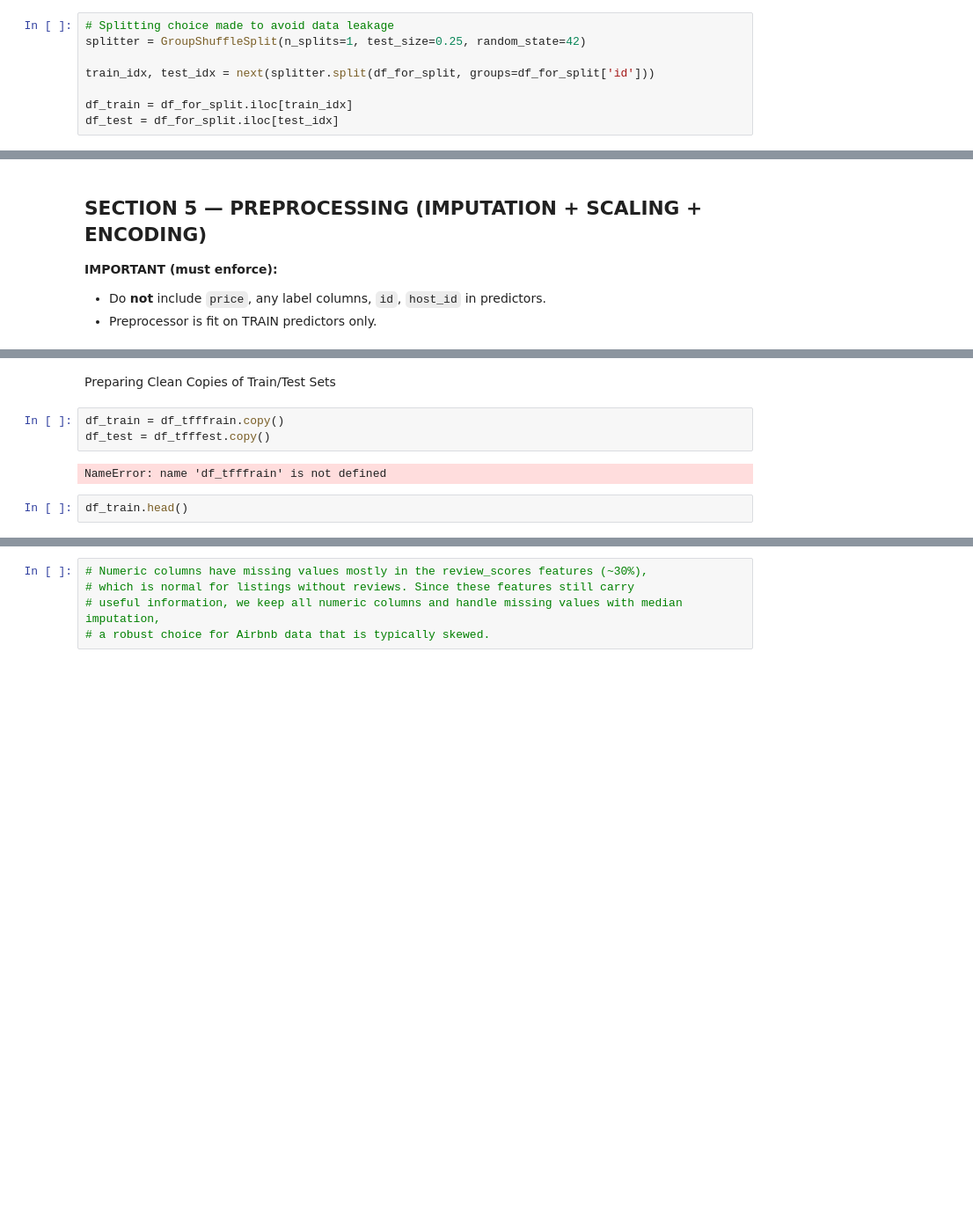
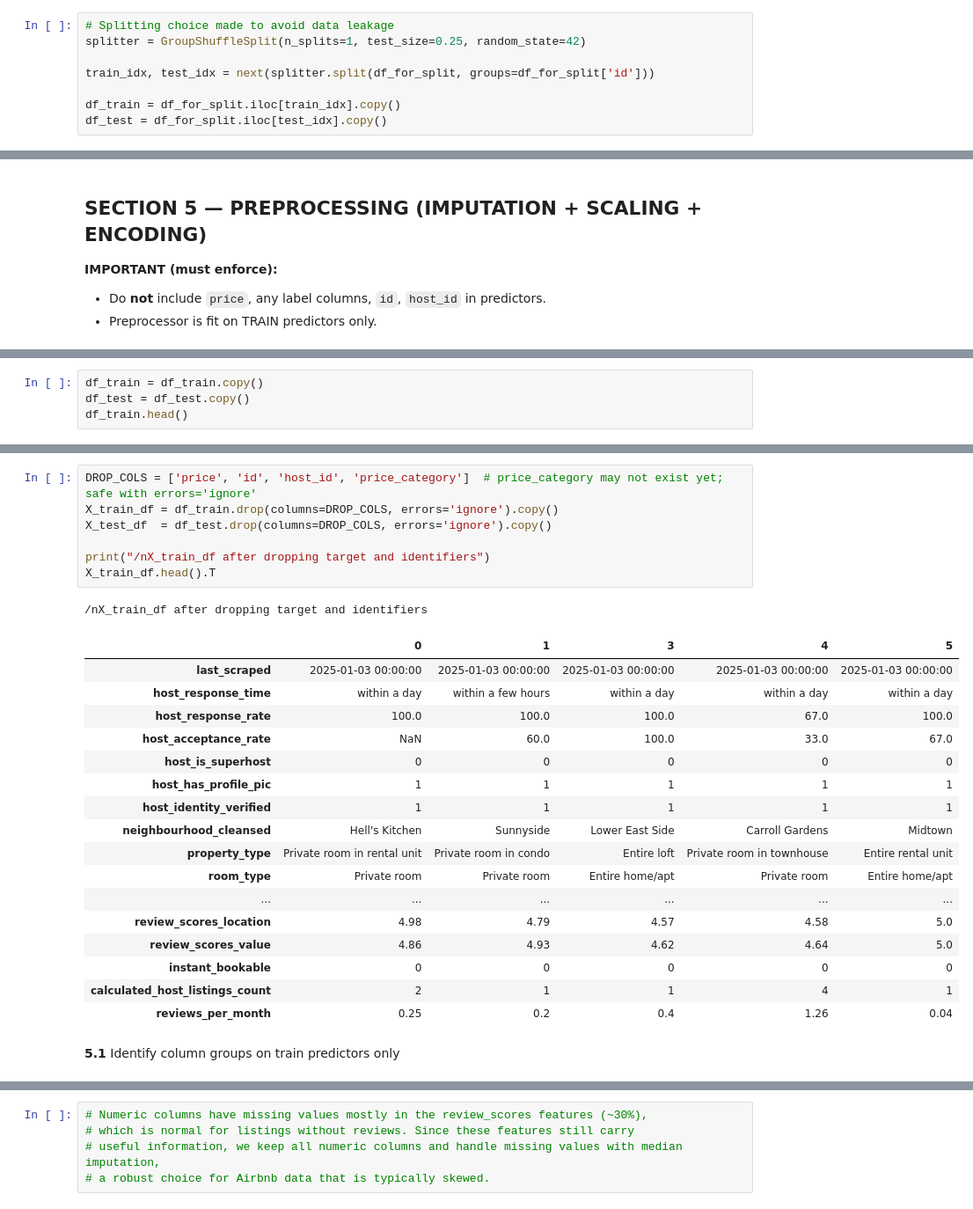
Before and after one commit to aminahrr/AirBnB-ML-project, a Jupyter notebook: notebooks/01_data_preprocessing.ipynb, the cells around one changed output, grey strips where cells are left out. Shown at 88% size. Drawn from its saved outputs; the diff is of its cells as text; blank space fills up the shorter version.

```diff
--- a/notebooks/01_data_preprocessing.ipynb
+++ b/notebooks/01_data_preprocessing.ipynb
@@ -788,8 +793,8 @@ splitter = GroupShuffleSplit(n_splits=1, test_size=0.25, random_state=42)
 
 train_idx, test_idx = next(splitter.split(df_for_split, groups=df_for_split['id']))
 
-df_train = df_for_split.iloc[train_idx]
-df_test = df_for_split.iloc[test_idx]
+df_train = df_for_split.iloc[train_idx].copy()
+df_test = df_for_split.iloc[test_idx].copy()
 # %% [markdown]
 **4.3** Split validation checks *TODO*
 # %%
@@ -839,0 +847,4 @@ Test  price min/max: 8.0 / 50052.0
+# %%
+df_train = df_train.copy()
+df_test = df_test.copy()
+df_train.head()
@@ -840,9 +859,28 @@ Test  price min/max: 8.0 / 50052.0
+# %%
+DROP_COLS = ['price', 'id', 'host_id', 'price_category']  # price_category may not exist yet; safe with errors='ignore'
+X_train_df = df_train.drop(columns=DROP_COLS, errors='ignore').copy()
+X_test_df  = df_test.drop(columns=DROP_COLS, errors='ignore').copy()
+
+print("/nX_train_df after dropping target and identifiers")
+X_train_df.head().T
+# %% [output]
+/nX_train_df after dropping target and identifiers
+|  | 0 | 1 | 3 | 4 | 5 |
+| last_scraped | 2025-01-03 00:00:00 | 2025-01-03 00:00:00 | 2025-01-03 00:00:00 | 2025-01-03 00:00:00 | 2025-01-03 00:00:00 |
+| host_response_time | within a day | within a few hours | within a day | within a day | within a day |
+| host_response_rate | 100.0 | 100.0 | 100.0 | 67.0 | 100.0 |
+| host_acceptance_rate | NaN | 60.0 | 100.0 | 33.0 | 67.0 |
+| host_is_superhost | 0 | 0 | 0 | 0 | 0 |
+| host_has_profile_pic | 1 | 1 | 1 | 1 | 1 |
+| host_identity_verified | 1 | 1 | 1 | 1 | 1 |
+| neighbourhood_cleansed | Hell's Kitchen | Sunnyside | Lower East Side | Carroll Gardens | Midtown |
+| property_type | Private room in rental unit | Private room in condo | Entire loft | Private room in townhouse | Entire rental unit |
+| room_type | Private room | Private room | Entire home/apt | Private room | Entire home/apt |
+| ... | ... | ... | ... | ... | ... |
+| review_scores_location | 4.98 | 4.79 | 4.57 | 4.58 | 5.0 |
+| review_scores_value | 4.86 | 4.93 | 4.62 | 4.64 | 5.0 |
+| instant_bookable | 0 | 0 | 0 | 0 | 0 |
+| calculated_host_listings_count | 2 | 1 | 1 | 4 | 1 |
+| reviews_per_month | 0.25 | 0.2 | 0.4 | 1.26 | 0.04 |
 # %% [markdown]
-Preparing Clean Copies of Train/Test Sets
+**5.1** Identify column groups on train predictors only
-# %%
-df_train = df_tfffrain.copy()
-df_test = df_tfffest.copy()
-# %% [output]
-NameError: name 'df_tfffrain' is not defined
-# %%
-df_train.head()
```
Also changed, not shown: parts of 22 cells of this notebook.
